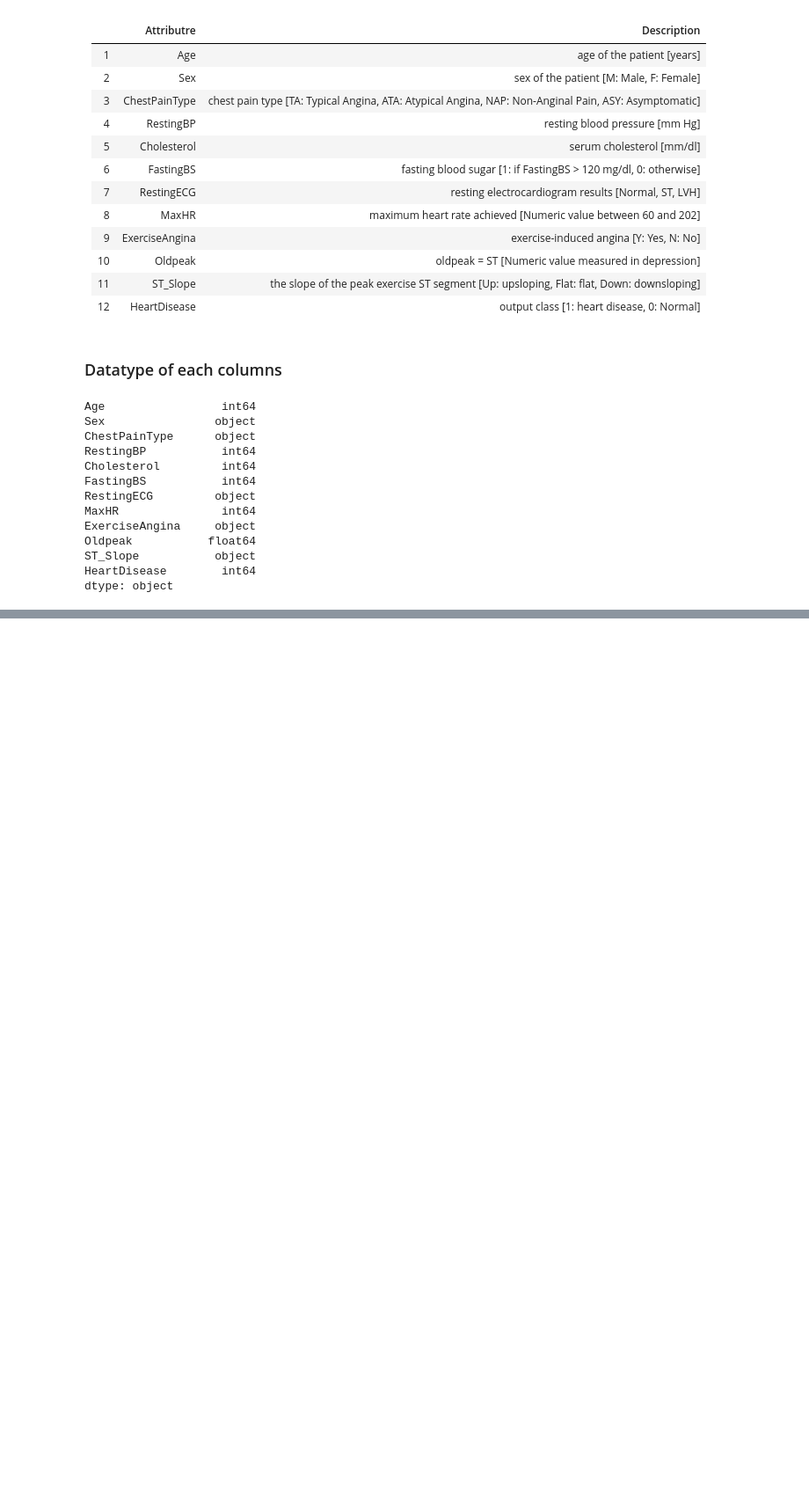
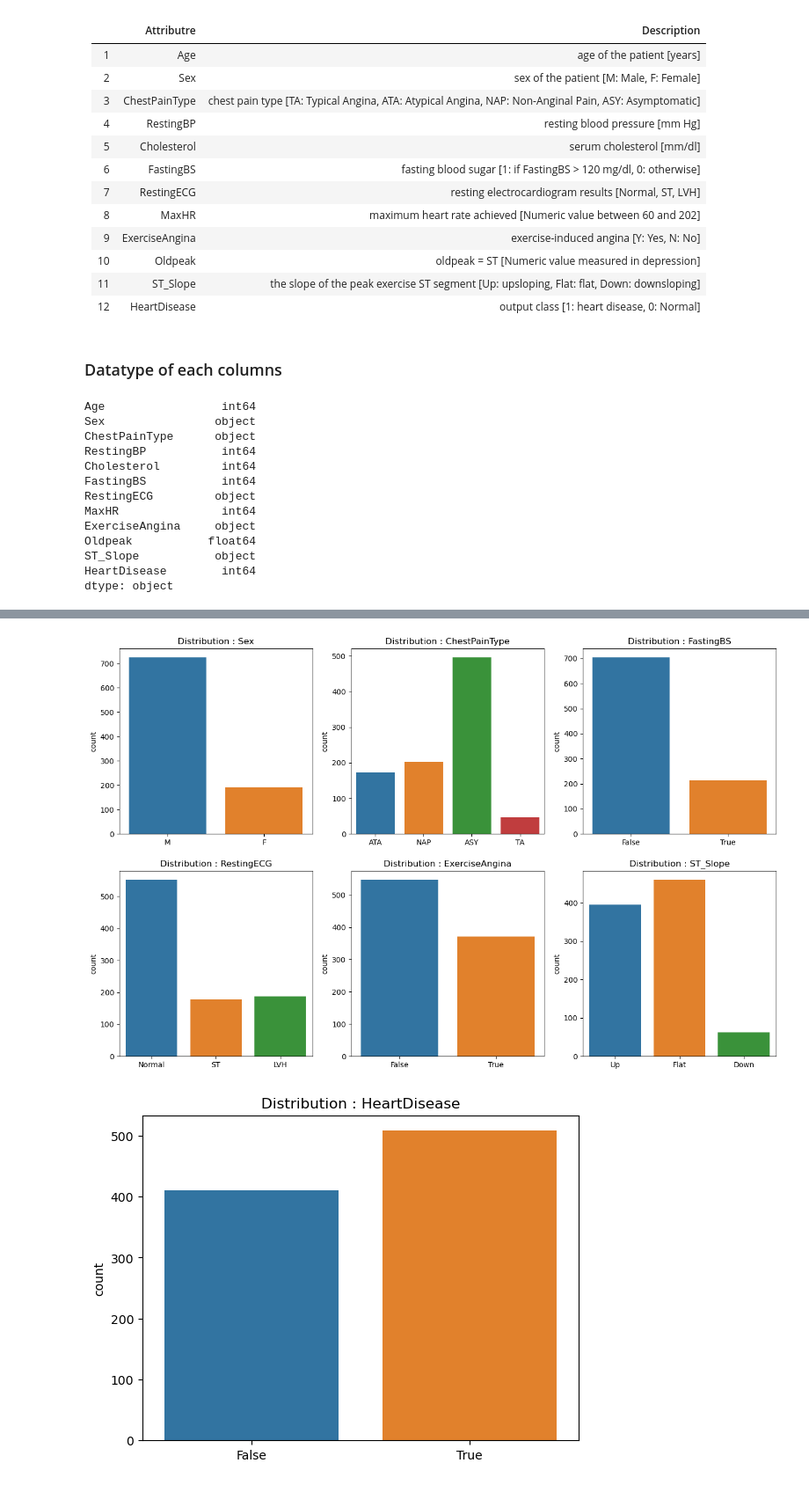
Before and after one commit to vntan/HeartFailureAnalysis, a Jupyter notebook: HeartFailureAnalysis.ipynb, the cells around one changed output, grey strips where cells are left out. Shown at 88% size. Cells and saved outputs as stored; diff of their text form; code cells hidden in the pictures; blank space fills up the shorter version.

```diff
--- a/HeartFailureAnalysis.ipynb
+++ b/HeartFailureAnalysis.ipynb
@@ -119,0 +214,4 @@ dtype: object
+# %%
+heart_cat_df = heart_df.select_dtypes(include=[np.object_, bool])
+heart_cat_col = heart_cat_df.columns.to_list()
+heart_cat_df.head()
@@ -119,0 +267,17 @@ dtype: object
+# %%
+fig, axs = plt.subplots(nrows = 2,ncols = 3,figsize = (16,10))
+for i in range(len(heart_cat_df.columns) - 1):
+    plt.subplot(2,3,i+1)
+    ax = sns.countplot(x=heart_cat_df[heart_cat_col[i]])
+    ax.set(xlabel=None)
+    title = 'Distribution : ' + heart_cat_col[i]
+    plt.title(title)
+
+fig = plt.figure()
+ax = sns.countplot(x=heart_cat_df[heart_cat_col[-1]])
+ax.set(xlabel=None)
+title = 'Distribution : ' + heart_cat_col[-1]
+plt.title(title);
+# %% [output]
+[figure, added]
+[figure, added]
```
Also changed, not shown: parts of 20 cells of this notebook.
